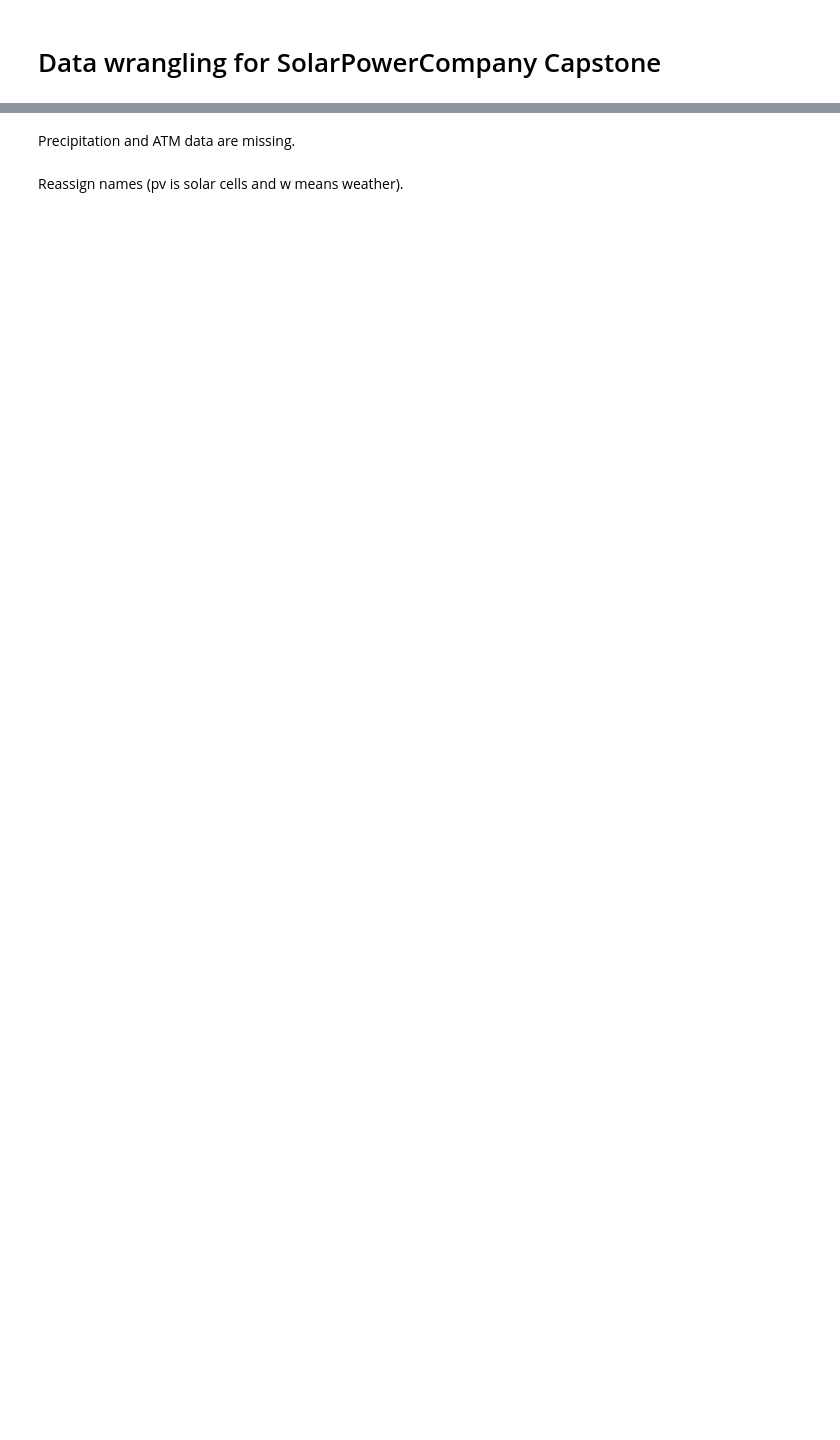
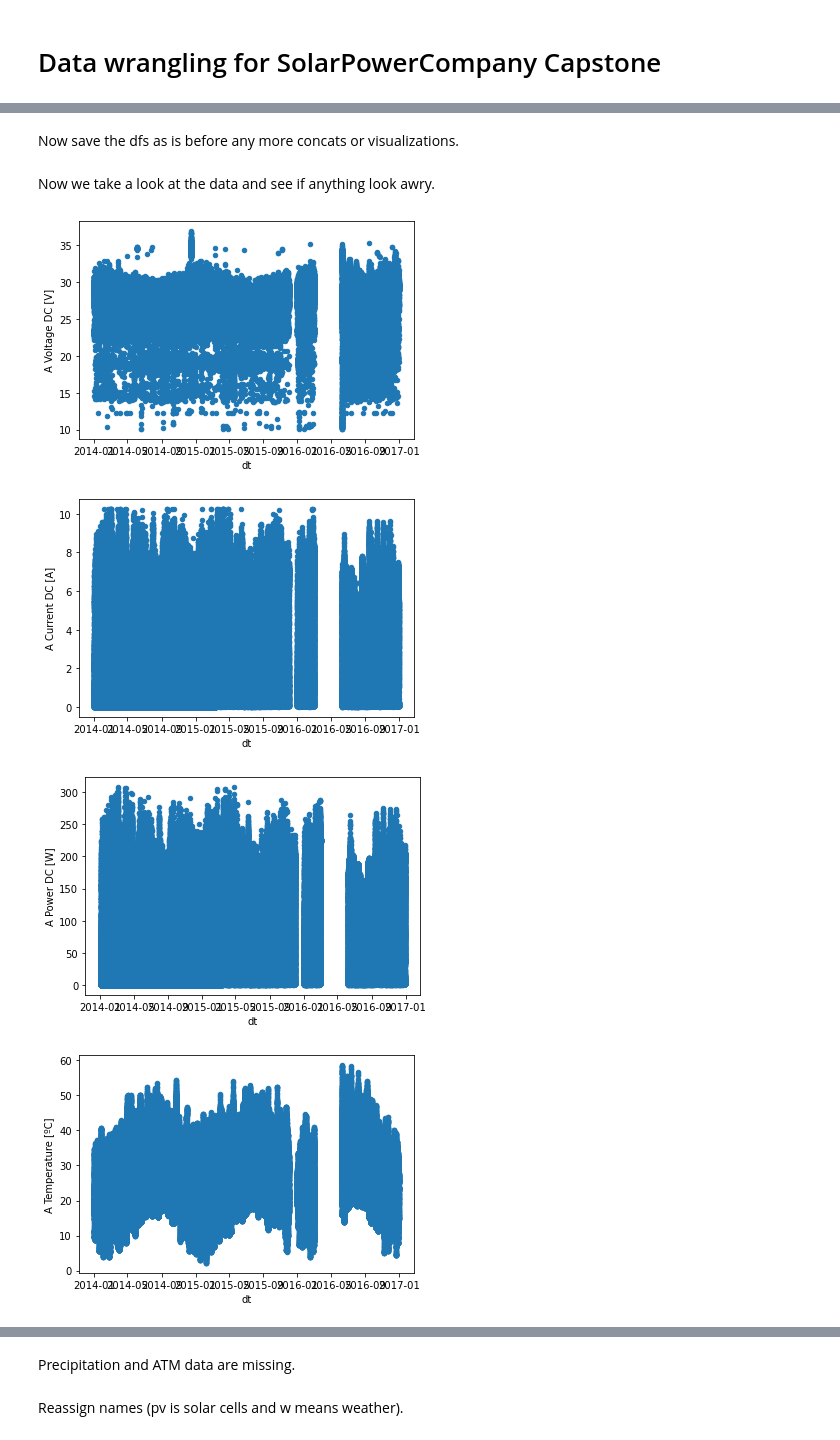
Before and after one commit to jensensj/Capstone_2-SolarPowerCompany, a Jupyter notebook: Wrangling/DataWrangling.ipynb, the cells around one changed output, grey strips where cells are left out. Drawn from its saved outputs; the diff is of its cells as text; code cells hidden in the pictures; blank space fills up the shorter version.

```diff
--- a/Wrangling/DataWrangling.ipynb
+++ b/Wrangling/DataWrangling.ipynb
@@ -103,0 +110,7 @@ dtype: int64
+# %%
+pv_2015['Datetime'] = pd.to_datetime(pv_2015['Datetime'])
+pv_2015.sort_values('Datetime',inplace=True)
+pv_2015.set_index('Datetime',inplace=True)
+pv_2016['Datetime'] = pd.to_datetime(pv_2016['Datetime'])
+pv_2016.sort_values('Datetime',inplace=True)
+pv_2016.set_index('Datetime',inplace=True)
@@ -103,0 +206,5 @@ dtype: int64
+# %%
+# Cleaning up column names
+pv_2014.columns = pv_2014.columns.str.replace('_Optimal - ',' ')
+pv_2015.columns = pv_2015.columns.str.replace('_Optimal - ',' ')
+pv_2016.columns = pv_2016.columns.str.replace('_Optimal - ',' ')
@@ -103,0 +221,5 @@ dtype: int64
+# %%
+# Getting rid of null rows.
+pv_2014.dropna(thresh=5,inplace=True)
+pv_2015.dropna(thresh=5,inplace=True)
+pv_2016.dropna(thresh=5,inplace=True)
@@ -103,0 +239,2 @@ dtype: int64
+# %% [markdown]
+Now save the dfs as is before any more concats or visualizations.
@@ -103,0 +245,14 @@ dtype: int64
+# %%
+# Now concat all 3 dfs into one pv df simply called pv_tot.
+pv_tot = pd.concat([pv_2014, pv_2015, pv_2016], sort=False)
+# %% [markdown]
+Now we take a look at the data and see if anything look awry.
+# %%
+pv_tot['dt']=pv_tot.index
+for i in pv_tot.columns:
+    pv_tot.plot.scatter(x = 'dt', y = i)
+# %% [output]
+[figure, added]
+[figure, added]
+[figure, added]
+[figure, added]
```
Also changed, not shown: parts of 64 cells of this notebook, 4 other files.
